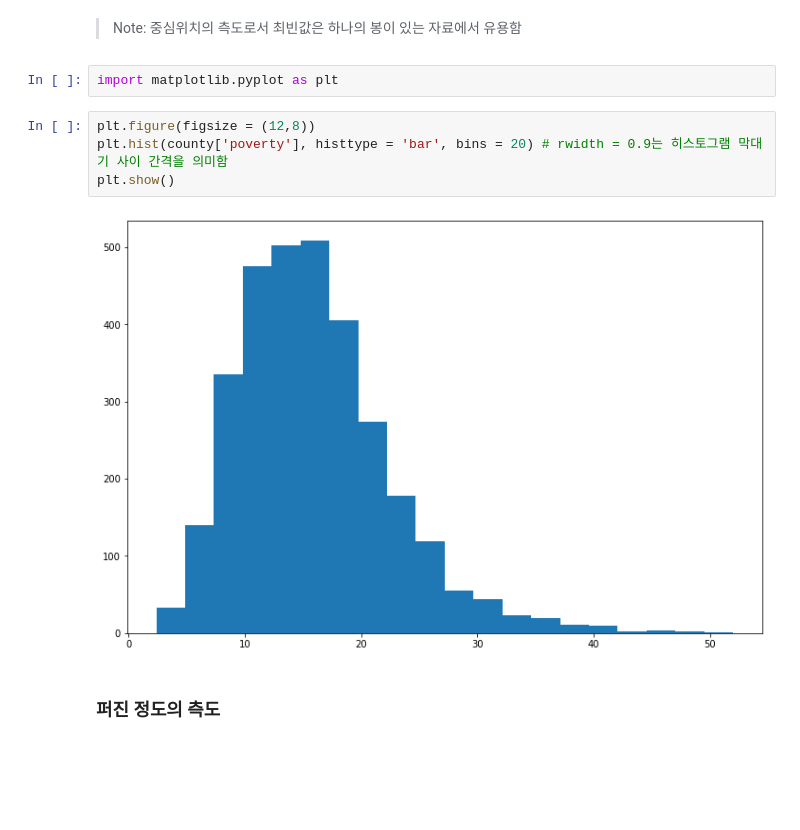
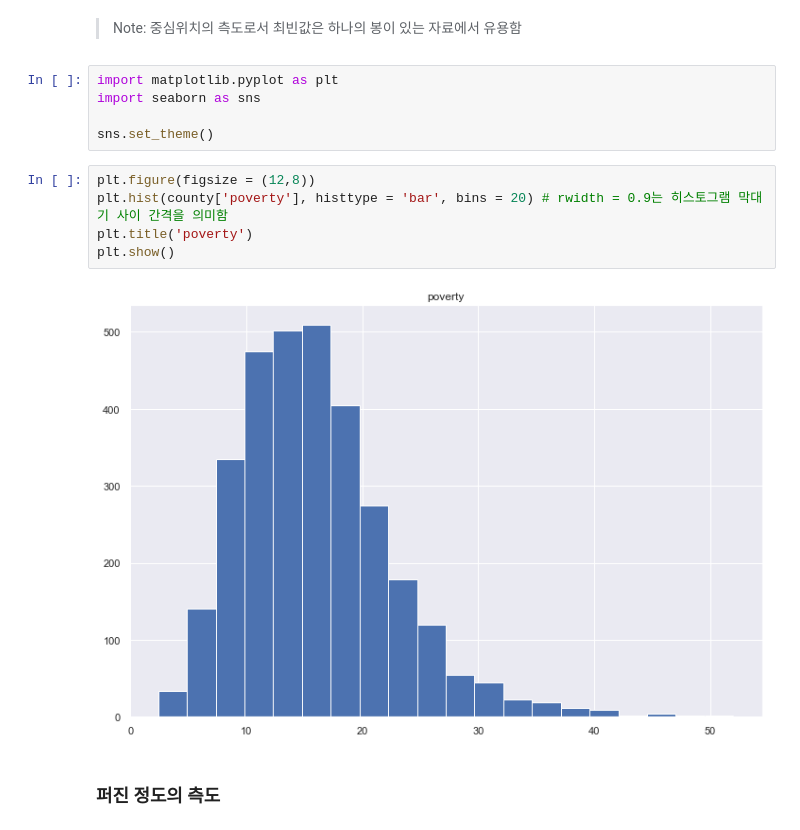
Before and after one commit to Jaesu26/study-blog, a Jupyter notebook: _notebooks/2021-09-08-빅데이터개론.ipynb, the cells around one changed output. Cells and saved outputs as stored; diff of their text form; blank space fills up the shorter version.

```diff
--- a/_notebooks/2021-09-08-빅데이터개론.ipynb
+++ b/_notebooks/2021-09-08-빅데이터개론.ipynb
@@ -174,12 +174,16 @@ ModeResult(mode=array(['Texas'], dtype=object), count=array([254]))
 > Note: 중심위치의 측도로서 최빈값은 하나의 봉이 있는 자료에서 유용함
 # %%
 import matplotlib.pyplot as plt
+import seaborn as sns
+
+sns.set_theme()
 # %%
 plt.figure(figsize = (12,8))
 plt.hist(county['poverty'], histtype = 'bar', bins = 20) # rwidth = 0.9는 히스토그램 막대기 사이 간격을 의미함
+plt.title('poverty')
 plt.show()
 # %% [output]
-[figure, old version]
+[figure, new version]
 # %% [markdown]
 ### 퍼진 정도의 측도
 # %%
```
Also changed, not shown: parts of 26 cells of this notebook.
